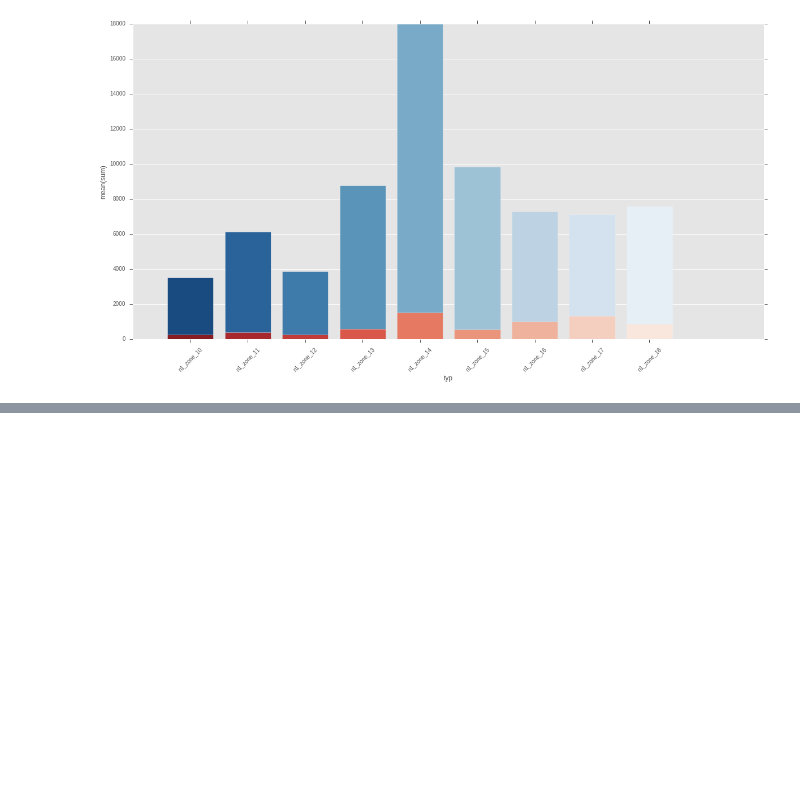
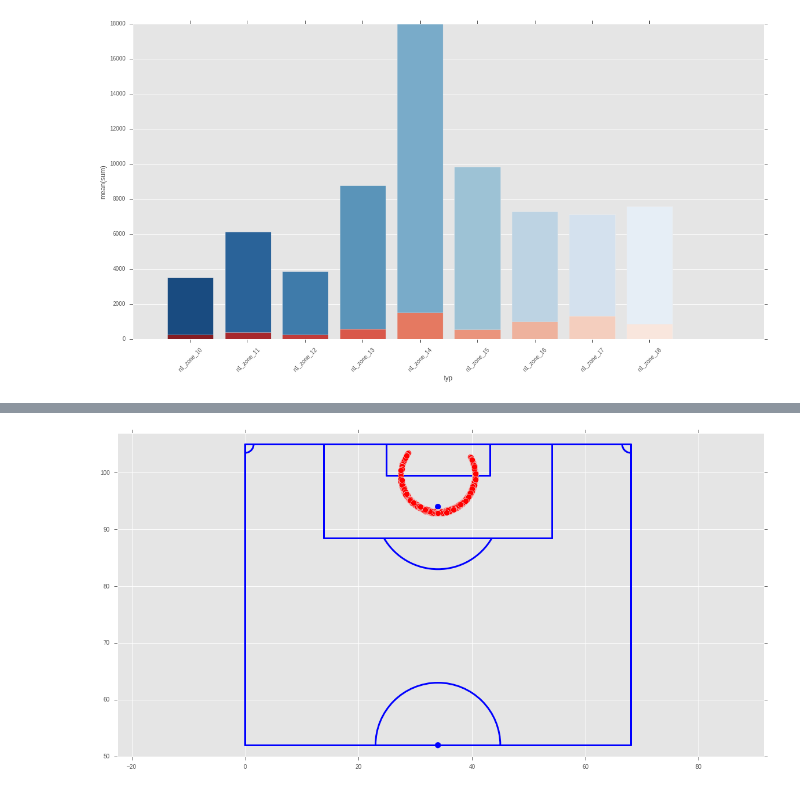
Before and after one commit to 10contre11/notebooks, a Jupyter notebook: xg_features_selection.ipynb, the cells around one changed output, grey strips where cells are left out. Cells and saved outputs as stored; diff of their text form; code cells hidden in the pictures; blank space fills up the shorter version.

```diff
--- a/xg_features_selection.ipynb
+++ b/xg_features_selection.ipynb
@@ -364,0 +374,5 @@ soccerfield(ax)
+# %%
+shots_degree_34 = shots[shots['degree'].apply(lambda x: round(x, 0)) == 34]
+soccerfield(shots_degree_34)
+# %% [output]
+[figure, added]
```
Also changed, not shown: parts of 4 cells of this notebook.
